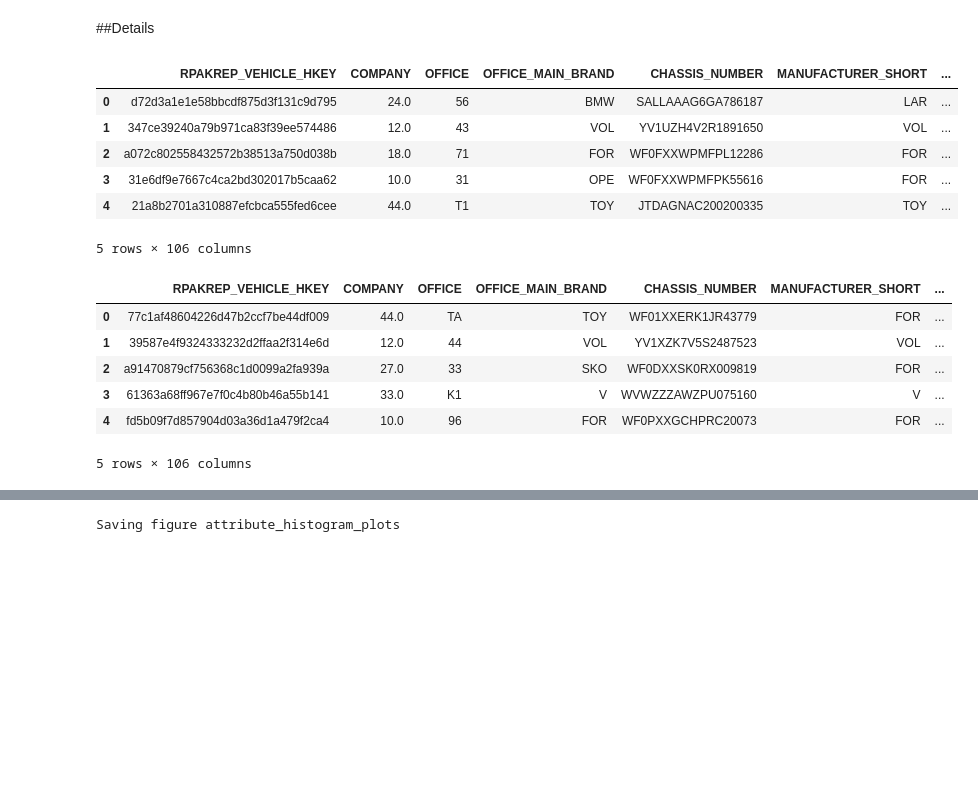
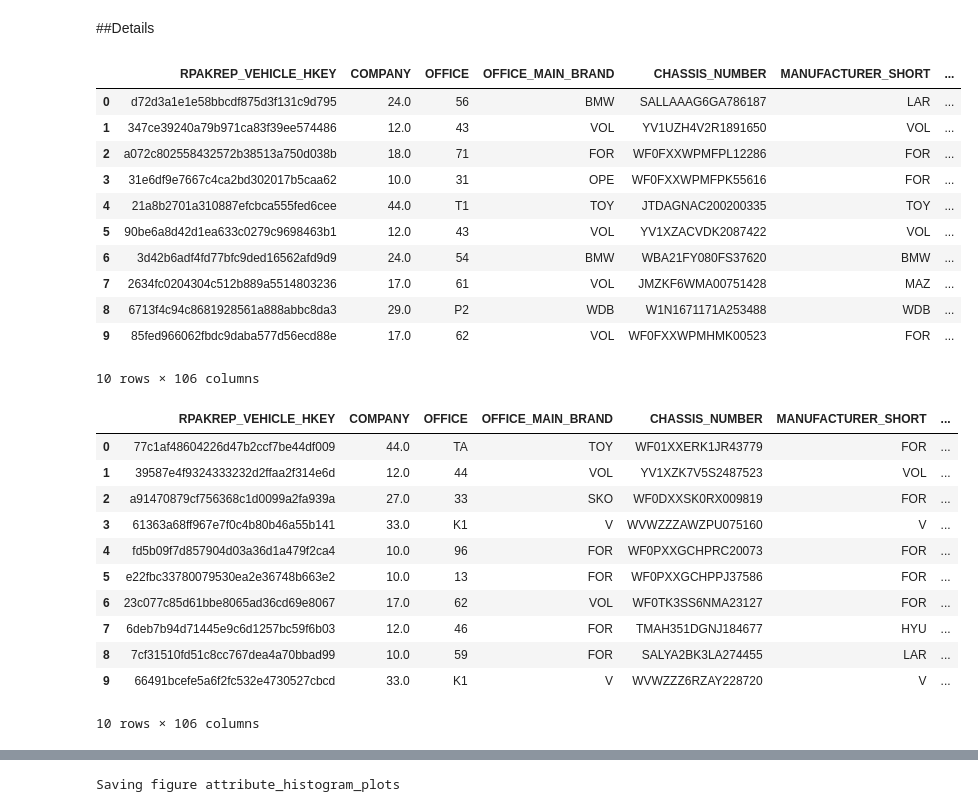
Before and after one commit to JONICK277/ML, a Jupyter notebook: code/preprocessing/projectHSB.ipynb, the cells around one changed output, grey strips where cells are left out. Saved outputs shown, nothing was run; the diff lists cells and outputs as text; code cells hidden in the pictures; blank space fills up the shorter version.

```diff
--- a/code/preprocessing/projectHSB.ipynb
+++ b/code/preprocessing/projectHSB.ipynb
@@ -88,17 +88,22 @@ def save_fig(fig_id, tight_layout=True, fig_extension="png", resolution=300):
 # %% [markdown]
 ##Details
 # %%
-test_data.head(5)
+test_data.head(10)
 # %% [output]
 |  | RPAKREP_VEHICLE_HKEY | COMPANY | OFFICE | OFFICE_MAIN_BRAND | CHASSIS_NUMBER | MANUFACTURER_SHORT | ... |
 | 0 | d72d3a1e1e58bbcdf875d3f131c9d795 | 24.0 | 56 | BMW | SALLAAAG6GA786187 | LAR | ... |
 | 1 | 347ce39240a79b971ca83f39ee574486 | 12.0 | 43 | VOL | YV1UZH4V2R1891650 | VOL | ... |
 | 2 | a072c802558432572b38513a750d038b | 18.0 | 71 | FOR | WF0FXXWPMFPL12286 | FOR | ... |
 | 3 | 31e6df9e7667c4ca2bd302017b5caa62 | 10.0 | 31 | OPE | WF0FXXWPMFPK55616 | FOR | ... |
 | 4 | 21a8b2701a310887efcbca555fed6cee | 44.0 | T1 | TOY | JTDAGNAC200200335 | TOY | ... |
+| 5 | 90be6a8d42d1ea633c0279c9698463b1 | 12.0 | 43 | VOL | YV1XZACVDK2087422 | VOL | ... |
+| 6 | 3d42b6adf4fd77bfc9ded16562afd9d9 | 24.0 | 54 | BMW | WBA21FY080FS37620 | BMW | ... |
+| 7 | 2634fc0204304c512b889a5514803236 | 17.0 | 61 | VOL | JMZKF6WMA00751428 | MAZ | ... |
+| 8 | 6713f4c94c8681928561a888abbc8da3 | 29.0 | P2 | WDB | W1N1671171A253488 | WDB | ... |
+| 9 | 85fed966062fbdc9daba577d56ecd88e | 17.0 | 62 | VOL | WF0FXXWPMHMK00523 | FOR | ... |
-5 rows × 106 columns
+10 rows × 106 columns
 # %%
-train_data.head(5)
+train_data.head(10)
 # %% [output]
 |  | RPAKREP_VEHICLE_HKEY | COMPANY | OFFICE | OFFICE_MAIN_BRAND | CHASSIS_NUMBER | MANUFACTURER_SHORT | ... |
 | 0 | 77c1af48604226d47b2ccf7be44df009 | 44.0 | TA | TOY | WF01XXERK1JR43779 | FOR | ... |
@@ -106,7 +111,12 @@ train_data.head(5)
 | 2 | a91470879cf756368c1d0099a2fa939a | 27.0 | 33 | SKO | WF0DXXSK0RX009819 | FOR | ... |
 | 3 | 61363a68ff967e7f0c4b80b46a55b141 | 33.0 | K1 | V | WVWZZZAWZPU075160 | V | ... |
 | 4 | fd5b09f7d857904d03a36d1a479f2ca4 | 10.0 | 96 | FOR | WF0PXXGCHPRC20073 | FOR | ... |
+| 5 | e22fbc33780079530ea2e36748b663e2 | 10.0 | 13 | FOR | WF0PXXGCHPPJ37586 | FOR | ... |
+| 6 | 23c077c85d61bbe8065ad36cd69e8067 | 17.0 | 62 | VOL | WF0TK3SS6NMA23127 | FOR | ... |
+| 7 | 6deb7b94d71445e9c6d1257bc59f6b03 | 12.0 | 46 | FOR | TMAH351DGNJ184677 | HYU | ... |
+| 8 | 7cf31510fd51c8cc767dea4a70bbad99 | 10.0 | 59 | FOR | SALYA2BK3LA274455 | LAR | ... |
+| 9 | 66491bcefe5a6f2fc532e4730527cbcd | 33.0 | K1 | V | WVWZZZ6RZAY228720 | V | ... |
-5 rows × 106 columns
+10 rows × 106 columns
 # %%
 pd.set_option('display.max_columns', None)
 train_data.info(verbose=True)
```
Also changed, not shown: parts of 6 cells of this notebook.
